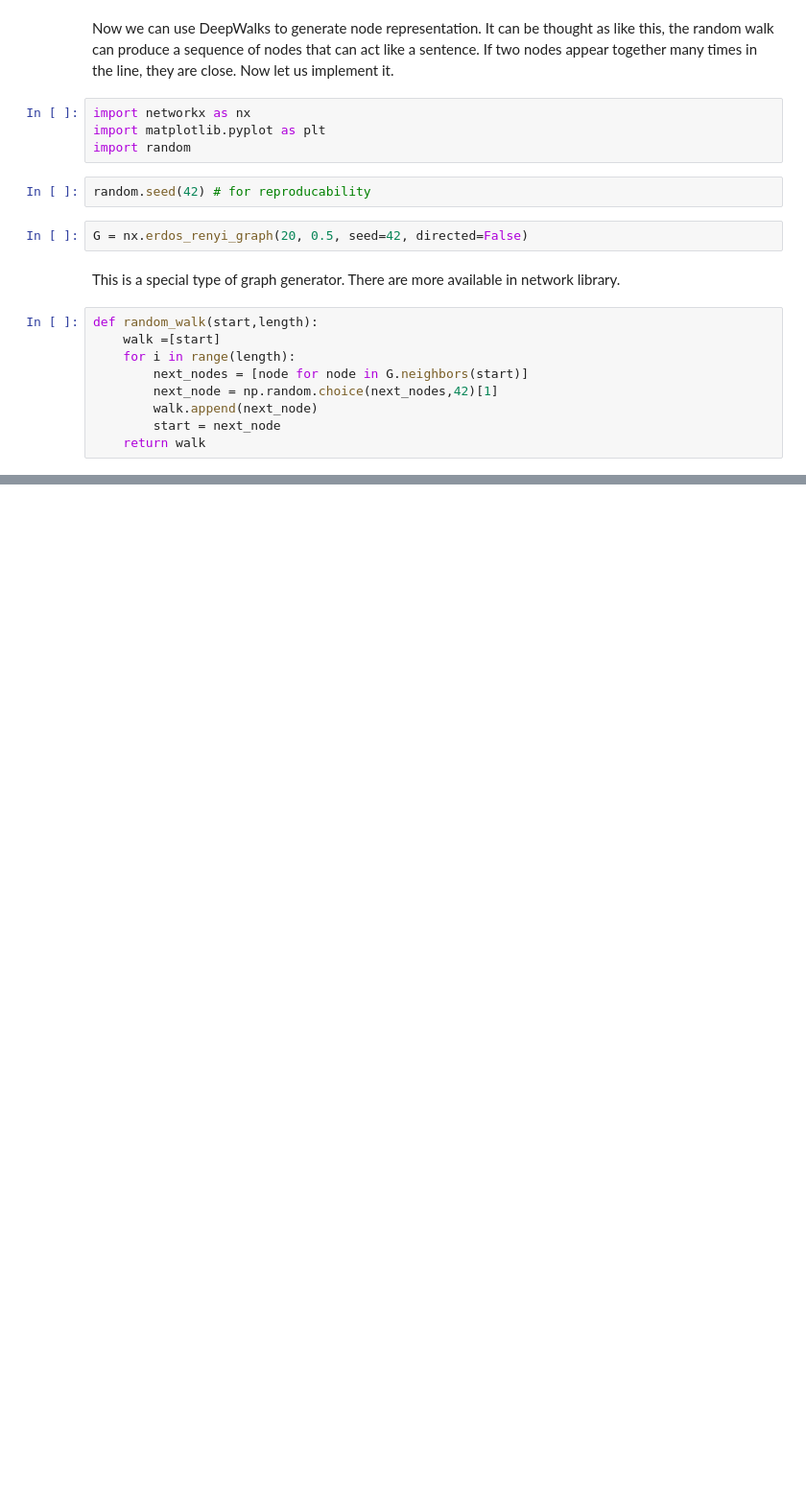
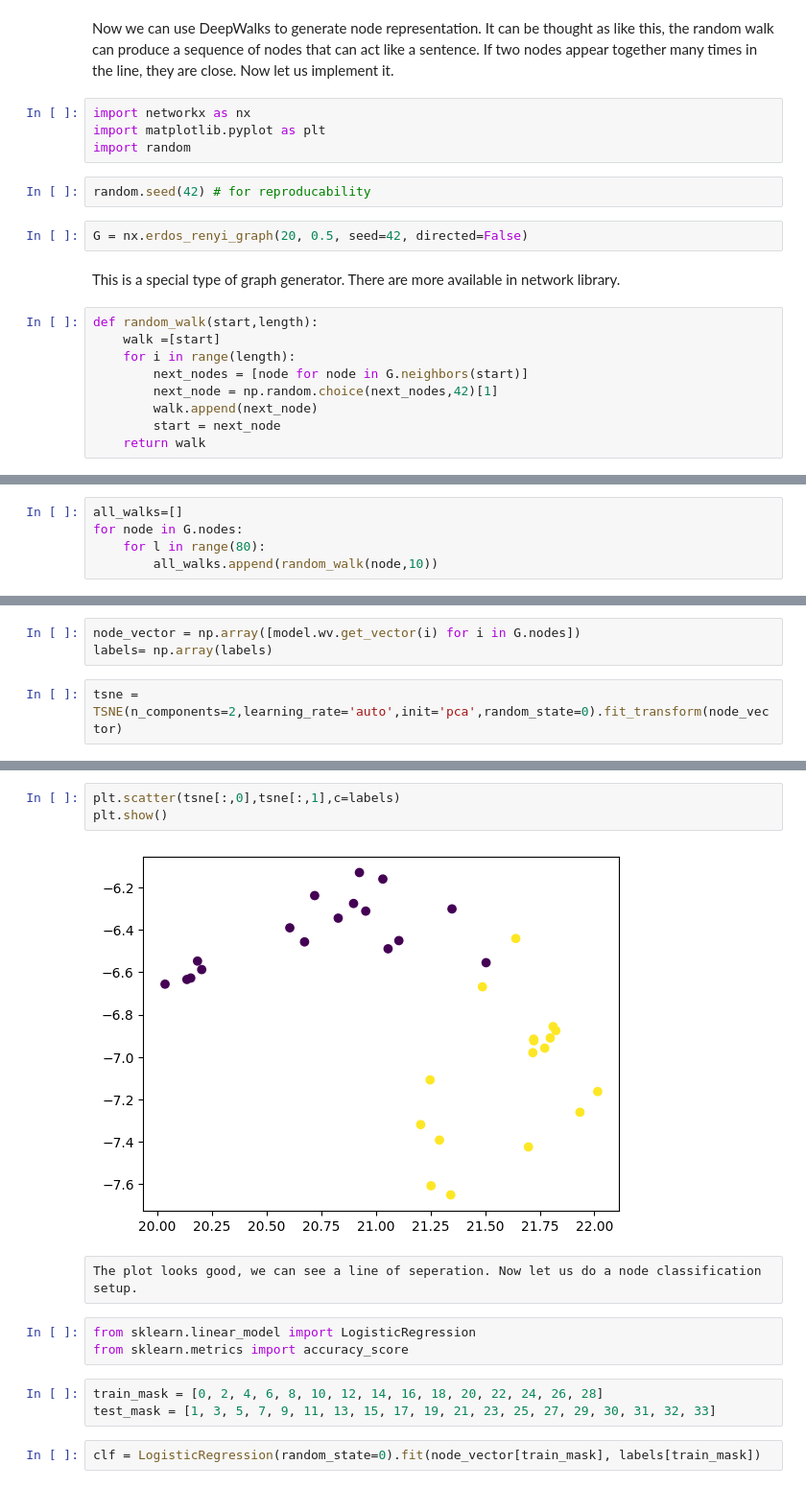
Before and after one commit to has97/Graph_Learning, a Jupyter notebook: CH2.ipynb, the cells around one changed output, grey strips where cells are left out. Shown: that part at 96% size. Drawn from its saved outputs; the diff is of its cells as text; blank space fills up the shorter version.

```diff
--- a/CH2.ipynb
+++ b/CH2.ipynb
@@ -88,0 +110,5 @@ print(
+# %%
+all_walks=[]
+for node in G.nodes:
+    for l in range(80):
+        all_walks.append(random_walk(node,10))
@@ -88,0 +149,5 @@ print(
+# %%
+node_vector = np.array([model.wv.get_vector(i) for i in G.nodes])
+labels= np.array(labels)
+# %%
+tsne = TSNE(n_components=2,learning_rate='auto',init='pca',random_state=0).fit_transform(node_vector)
@@ -88,0 +174,15 @@ print(
+# %%
+plt.scatter(tsne[:,0],tsne[:,1],c=labels)
+plt.show()
+# %% [output]
+[figure, added]
+# %% [raw]
+The plot looks good, we can see a line of seperation. Now let us do a node classification setup.
+# %%
+from sklearn.linear_model import LogisticRegression
+from sklearn.metrics import accuracy_score
+# %%
+train_mask = [0, 2, 4, 6, 8, 10, 12, 14, 16, 18, 20, 22, 24, 26, 28]
+test_mask = [1, 3, 5, 7, 9, 11, 13, 15, 17, 19, 21, 23, 25, 27, 29, 30, 31, 32, 33]
+# %%
+clf = LogisticRegression(random_state=0).fit(node_vector[train_mask], labels[train_mask])
```
Also changed, not shown: parts of 17 cells of this notebook.
